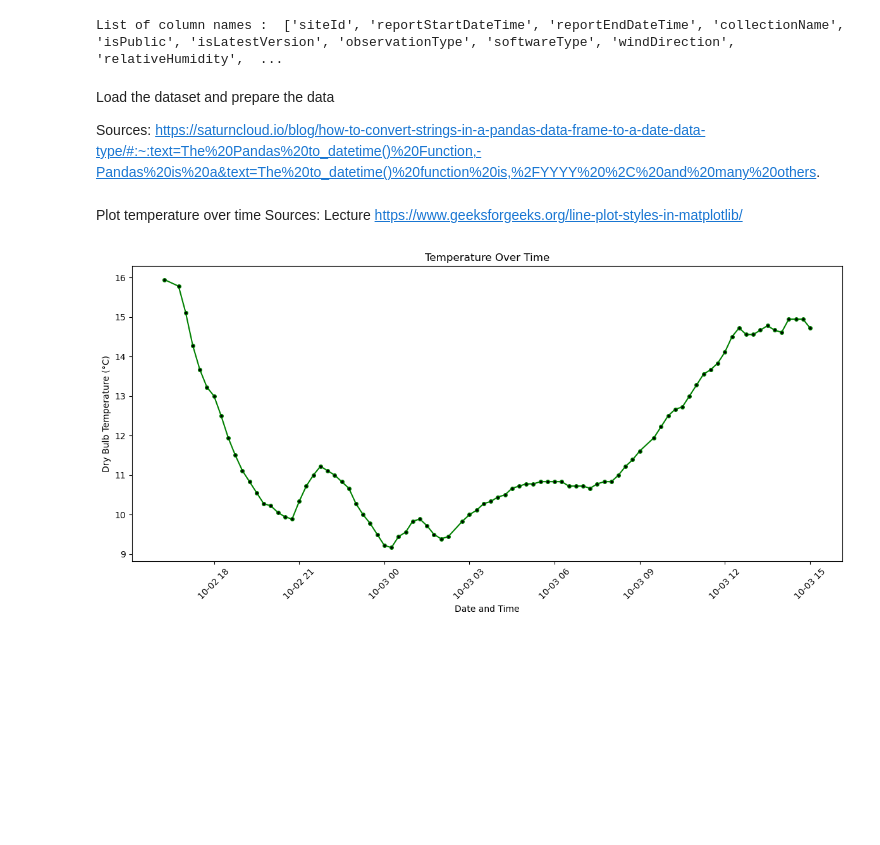
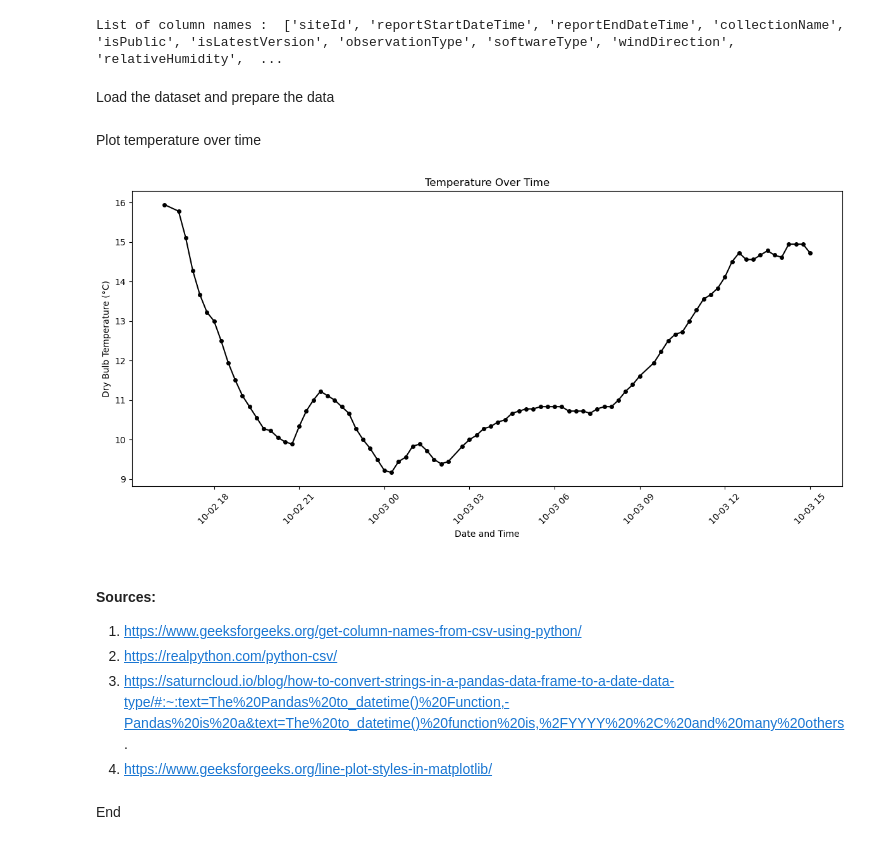
Before and after one commit to aoifeflav/PFDA-assignments, a Jupyter notebook: assignment2-weather.ipynb, the cells around one changed output. Saved outputs shown, nothing was run; the diff lists cells and outputs as text; code cells hidden in the pictures; blank space fills up the shorter version.

```diff
--- a/assignment2-weather.ipynb
+++ b/assignment2-weather.ipynb
@@ -45,34 +41,38 @@ print("List of column names : ",
       list_of_column_names[0])
 # %% [output]
 List of column names :  ['siteId', 'reportStartDateTime', 'reportEndDateTime', 'collectionName', 'isPublic', 'isLatestVersion', 'observationType', 'softwareType', 'windDirection', 'relativeHumidity',  ...
-# %% [markdown]
-Load the dataset and prepare the data
-
-Sources: https://saturncloud.io/blog/how-to-convert-strings-in-a-pandas-data-frame-to-a-date-data-type/#:~:text=The%20Pandas%20to_datetime()%20Function,-Pandas%20is%20a&text=The%20to_datetime()%20function%20is,%2FYYYY%20%2C%20and%20many%20others.
+# %% [markdown]
+Load the dataset and prepare the data
 # %%
 #load the dataset
 df = pd.read_csv('weatherreadings1.csv')
 
 #convert the reportEndDateTime column into the datetime format
 df['reportEndDateTime'] = pd.to_datetime(df['reportEndDateTime'])
-# %% [markdown]
-Plot temperature over time
-Sources: Lecture
-https://www.geeksforgeeks.org/line-plot-styles-in-matplotlib/
+# %% [markdown]
+Plot temperature over time
 # %%
 # Plot temperature over time
 plt.figure(figsize=(12, 6))
-plt.plot(df['reportEndDateTime'], df['dryBulbTemperature_Celsius'], color='green', linestyle='-', marker='o',  markerfacecolor='black', markersize=4)
+plt.plot(df['reportEndDateTime'], df['dryBulbTemperature_Celsius'], color='black', linestyle='-', marker='o',  markerfacecolor='black', markersize=4)
 
 # Add labels and title
 plt.xlabel("Date and Time")
 plt.ylabel("Dry Bulb Temperature (°C)")
 plt.title("Temperature Over Time")
 
 # Rotate x-axis labels for readability
 plt.xticks(rotation=45)
 
 plt.tight_layout()  # Adjust layout for better spacing
 plt.show()
 # %% [output]
-[figure, old version]
+[figure, new version]
+# %% [markdown]
+#### Sources:
+1. https://www.geeksforgeeks.org/get-column-names-from-csv-using-python/
+2. https://realpython.com/python-csv/
+3. https://saturncloud.io/blog/how-to-convert-strings-in-a-pandas-data-frame-to-a-date-data-type/#:~:text=The%20Pandas%20to_datetime()%20Function,-Pandas%20is%20a&text=The%20to_datetime()%20function%20is,%2FYYYY%20%2C%20and%20many%20others.
+4. https://www.geeksforgeeks.org/line-plot-styles-in-matplotlib/
+# %% [markdown]
+End
```
Also changed, not shown: parts of 7 cells of this notebook, 4 other files.
